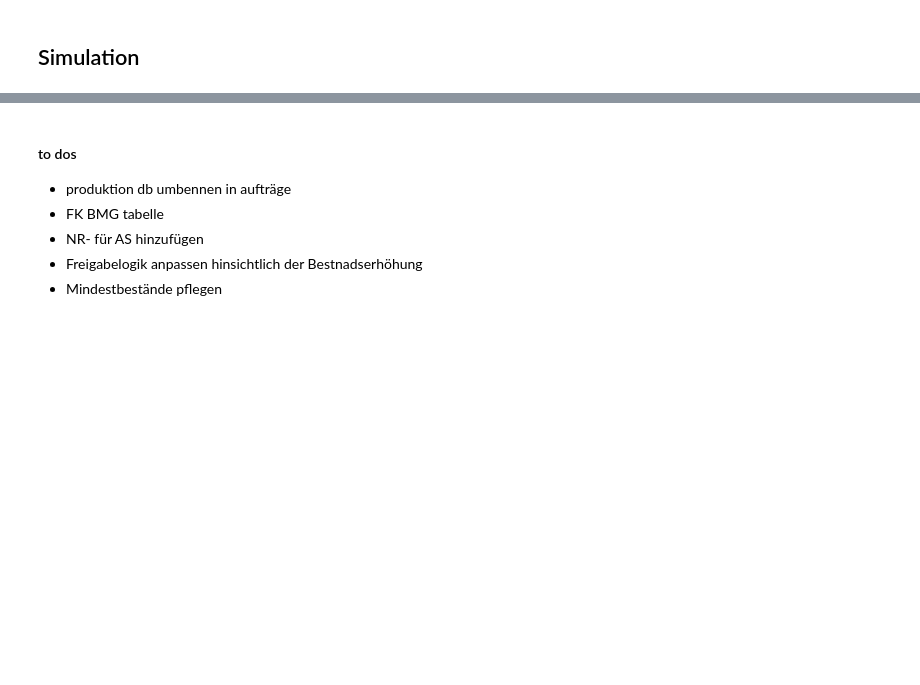
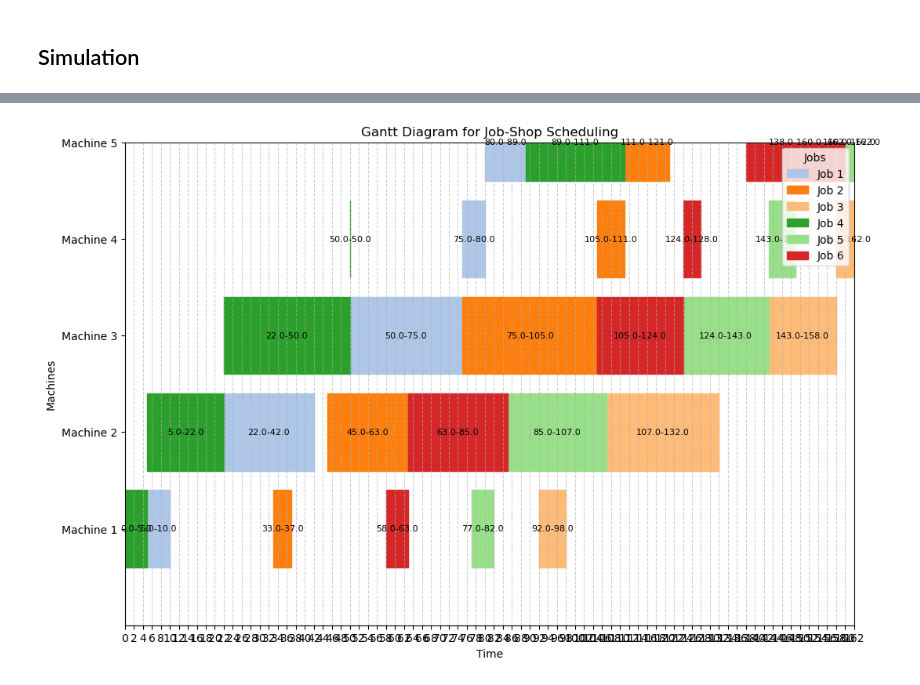
Before and after one commit to LGehlauf/SPP24, a Jupyter notebook: simpy.ipynb, the cells around one changed output, grey strips where cells are left out. Saved outputs shown, nothing was run; the diff lists cells and outputs as text; code cells hidden in the pictures; blank space fills up the shorter version.

```diff
--- a/simpy.ipynb
+++ b/simpy.ipynb
@@ -508,7 +490,54 @@ Inhalt der Tabelle: auftraege
-# %% [markdown]
-#### to dos
-- produktion db umbennen in aufträge
-- FK BMG tabelle
-- NR- für AS hinzufügen
-- Freigabelogik anpassen hinsichtlich der Bestnadserhöhung
-- Mindestbestände pflegen
+# %%
+import matplotlib.pyplot as plt
+import matplotlib.patches as mpatches
+
+# Berechnete Start- und Endzeiten für das Gantt-Diagramm sammeln
+tasks = []
+max_time = 0  # Zum Festlegen der maximalen Zeit für die X-Achse
+for j in range(n):
+    for i in range(m):
+        start_time = x[j][i].x
+        duration = times[j][i]
+        end_time = start_time + duration
+        tasks.append((j+1, i+1, start_time, end_time))
+        max_time = max(max_time, end_time)  # Höchste Endzeit bestimmen
+
+# Farben und Labels für Maschinen
+colors = plt.cm.tab20.colors  # Farbpalette für unterschiedliche Maschinen
+machine_labels = [f"Machine {i+1}" for i in range(m)]
+
+# Gantt-Diagramm erstellen
+fig, ax = plt.subplots(figsize=(12, 8))
+
+# Aufgaben auf dem Gantt-Diagramm darstellen
+for task in tasks:
+    job_id, machine_id, start, end = task
+    ax.add_patch(mpatches.Rectangle((start, machine_id - 0.4),  # x, y
+                                    end - start,  # Breite
+                                    0.8,  # Höhe
+                                    color=colors[job_id % len(colors)],
+                                    edgecolor='black',
+                                    label=f"Job {job_id}" if machine_id == 1 else ""))
+
+    # Start- und Endzeit auf den Balken anzeigen
+    ax.text(start + (end - start) / 2, machine_id, f"{start}-{end}",
+            ha='center', va='center', color='black', fontsize=8)
+
+# Achsenbeschriftung und Formatierung
+ax.set_yticks(range(1, m+1))
+ax.set_yticklabels(machine_labels)
+ax.set_xticks(range(0, int(max_time) + 1, 2))  # Schrittweite für die Zeitachse anpassen
+ax.set_xlim(0, max_time)
+ax.set_xlabel("Time")
+ax.set_ylabel("Machines")
+ax.set_title("Gantt Diagram for Job-Shop Scheduling")
+
+# Doppelte Labels in der Legende entfernen
+handles, labels = ax.get_legend_handles_labels()
+by_label = dict(zip(labels, handles))
+ax.legend(by_label.values(), by_label.keys(), loc="upper right", title="Jobs")
+
+plt.grid(axis='x', linestyle='--', alpha=0.6)  # Hilfslinien für die Zeitachse
+plt.show()
+# %% [output]
+[figure, added]
```
Also changed, not shown: parts of 3 cells of this notebook.
